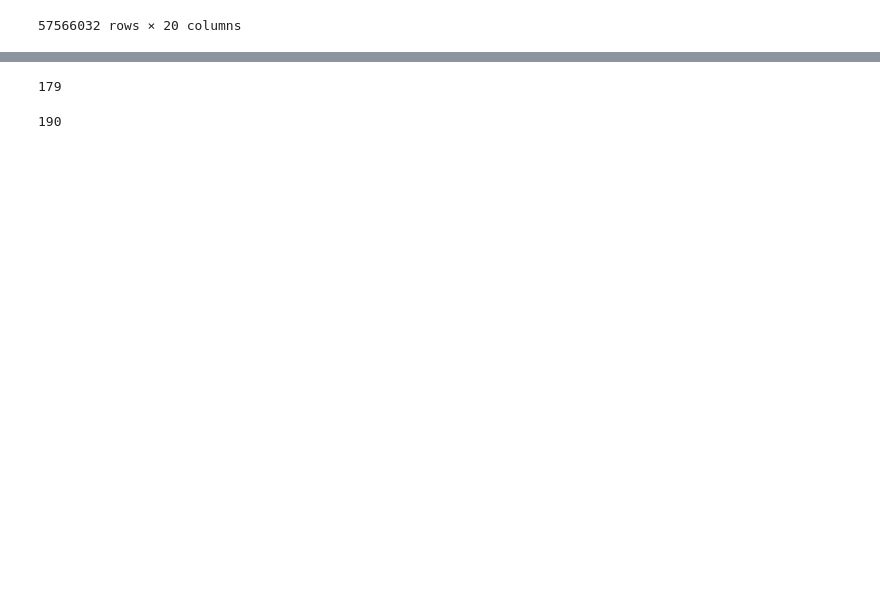
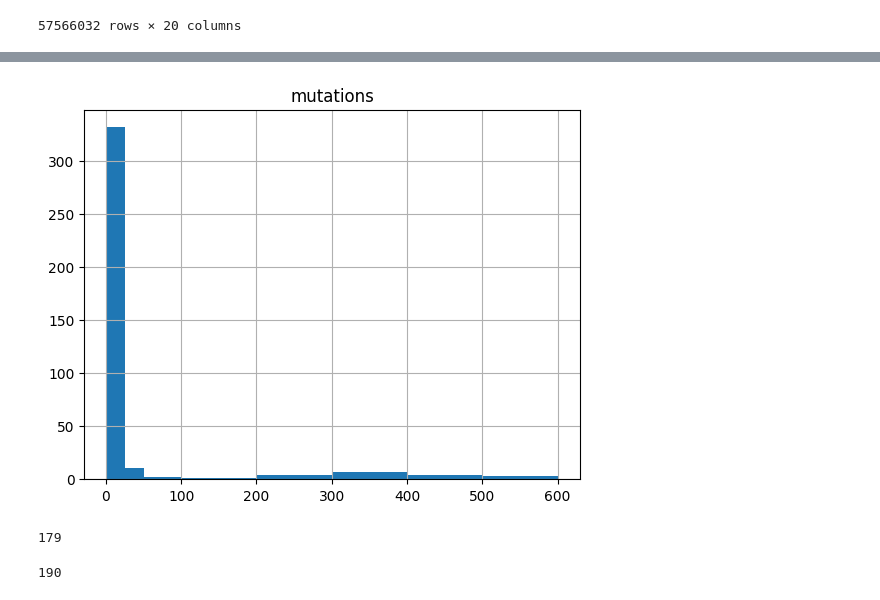
Before and after one commit to fowler-lab/tb-rnap-subpopulations, a Jupyter notebook: Reproduce_Figures.ipynb, the cells around one changed output, grey strips where cells are left out. Drawn from its saved outputs; the diff is of its cells as text; code cells hidden in the pictures; blank space fills up the shorter version.

```diff
--- a/Reproduce_Figures.ipynb
+++ b/Reproduce_Figures.ipynb
@@ -956,0 +974,5 @@ plt.show()
+# %%
+mutations_count_by_sample= pd.DataFrame(mutations_count_by_sample)
+mutations_count_by_sample.rename(columns={'count': 'mutations'}, inplace=True)
+mutations_count_by_sample.reset_index(inplace=True)
+print(f"There are {len(mutations_count_by_sample)} samples with minor alleles and no resistant major alleles")
@@ -957,3 +1003,7 @@ plt.show()
+# %%
+axes = mutations_count_by_sample.hist(bins=[1,25,50,100,200,300,400,500,600])
+# %% [output]
+[figure, added]
 # %%
 #choose the cut-off normally chosen for distinguishing direcrtly related samples: 12 SNPs
 acquired = mutations_all[(mutations_all.UNIQUEID.isin(res_minor_uniqueids)) & (mutations_all.RESISTANT_MUTATION == False) & (mutations_all.IS_MINOR_ALLELE == True)].UNIQUEID.value_counts()>=12
```
Also changed, not shown: parts of 6 cells of this notebook.
